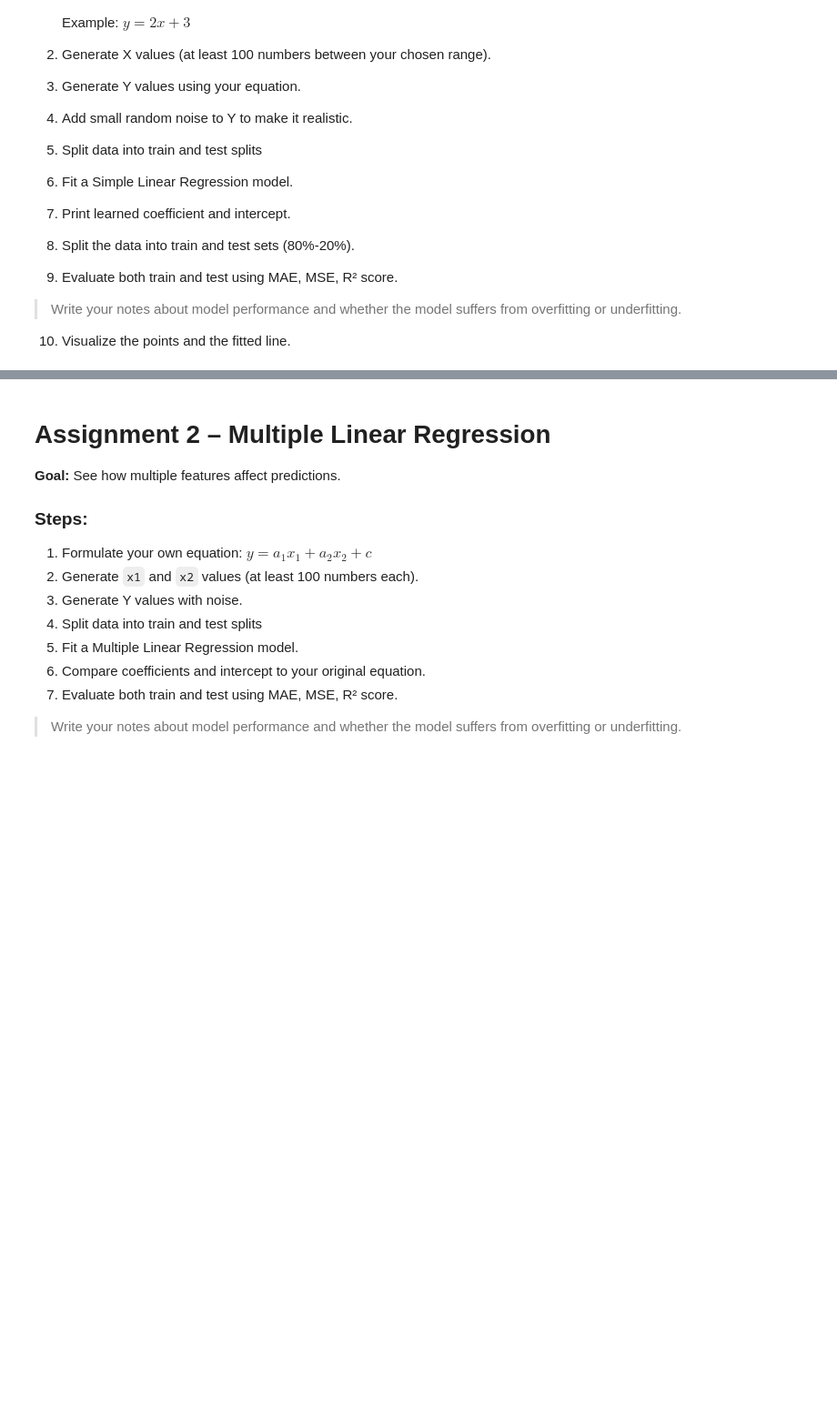
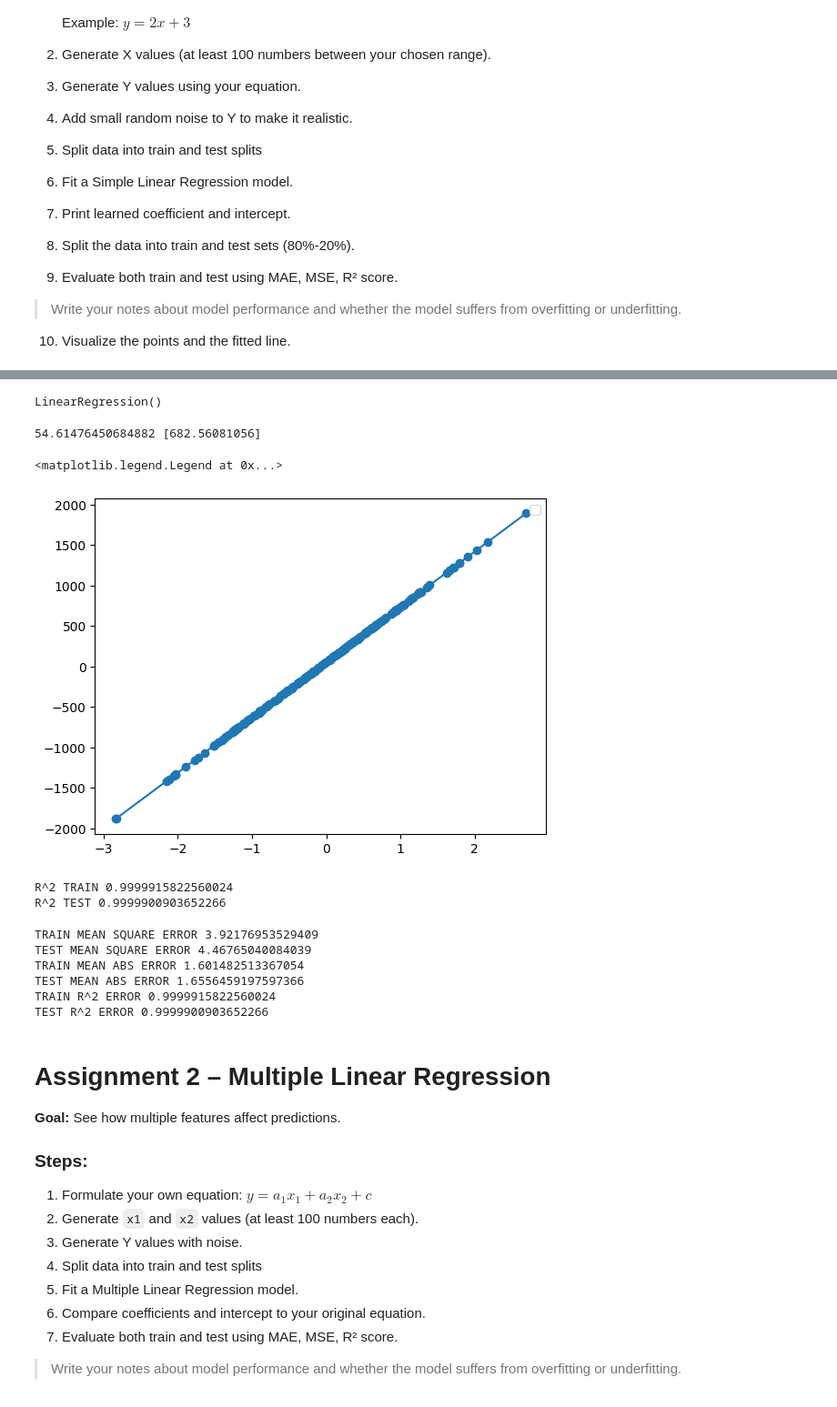
Before and after one commit to Abdallahyasser14/-Airline-Flights-Price-Prediction-Project, a Jupyter notebook: Regression_Task.ipynb, the cells around one changed output, grey strips where cells are left out. Shown: that part at 91% size. Cells and saved outputs as stored; diff of their text form; code cells hidden in the pictures; blank space fills up the shorter version.

```diff
--- a/Regression_Task.ipynb
+++ b/Regression_Task.ipynb
@@ -22,3 +40,55 @@
+# %%
+from sklearn.linear_model import LinearRegression
+
+
+from sklearn.preprocessing import StandardScaler
+X_train_scaled = X_train.reshape(-1, 1)
+
+scaler = StandardScaler()
+X_train_scaled = scaler.fit_transform(X_train_scaled)
+
+model1 = LinearRegression()
+model1.fit(X_train_scaled, y_train)
+# %% [output]
+LinearRegression()
+# %%
+print(model1.intercept_, model1.coef_)
+X_test_scaled = scaler.transform(X_test.reshape(-1,1))
+predictions= model1.predict(X_test_scaled)
+predections_train=model1.predict(X_train_scaled)
+# %% [output]
+54.61476450684882 [682.56081056]
+# %%
+
+plt.scatter(x=X_test_scaled[:,0] ,y=y_test)
+sns.lineplot(x=X_test_scaled[:,0] ,y=predictions)
+# %% [output]
+<matplotlib.legend.Legend at 0x...>
+[figure, added]
+# %%
+print ("R^2 TRAIN",model1.score(X_train_scaled, y_train))
+print ("R^2 TEST",model1.score(X_test_scaled, y_test))
+# %% [output]
+R^2 TRAIN 0.9999915822560024
+R^2 TEST 0.9999900903652266
+# %%
+from sklearn.metrics import mean_absolute_error,mean_squared_error,r2_score
+
+print ( "TRAIN MEAN SQUARE ERROR",mean_squared_error(y_train,predections_train))
+print ( "TEST MEAN SQUARE ERROR",mean_squared_error(y_test,predictions))
+
+print ( "TRAIN MEAN ABS ERROR",mean_absolute_error(y_train,predections_train))
+print ( "TEST MEAN ABS ERROR",mean_absolute_error(y_test,predictions))
+
+print ( "TRAIN R^2 ERROR",r2_score(y_train,predections_train))
+print ( "TEST R^2 ERROR",r2_score(y_test,predictions))
+# %% [output]
+TRAIN MEAN SQUARE ERROR 3.92176953529409
+TEST MEAN SQUARE ERROR 4.46765040084039
+TRAIN MEAN ABS ERROR 1.601482513367054
+TEST MEAN ABS ERROR 1.6556459197597366
+TRAIN R^2 ERROR 0.9999915822560024
+TEST R^2 ERROR 0.9999900903652266
 # %% [markdown]
 # **Assignment 2 – Multiple Linear Regression**
 **Goal:** See how multiple features affect predictions.
```
Also changed, not shown: parts of 1 cell of this notebook.
